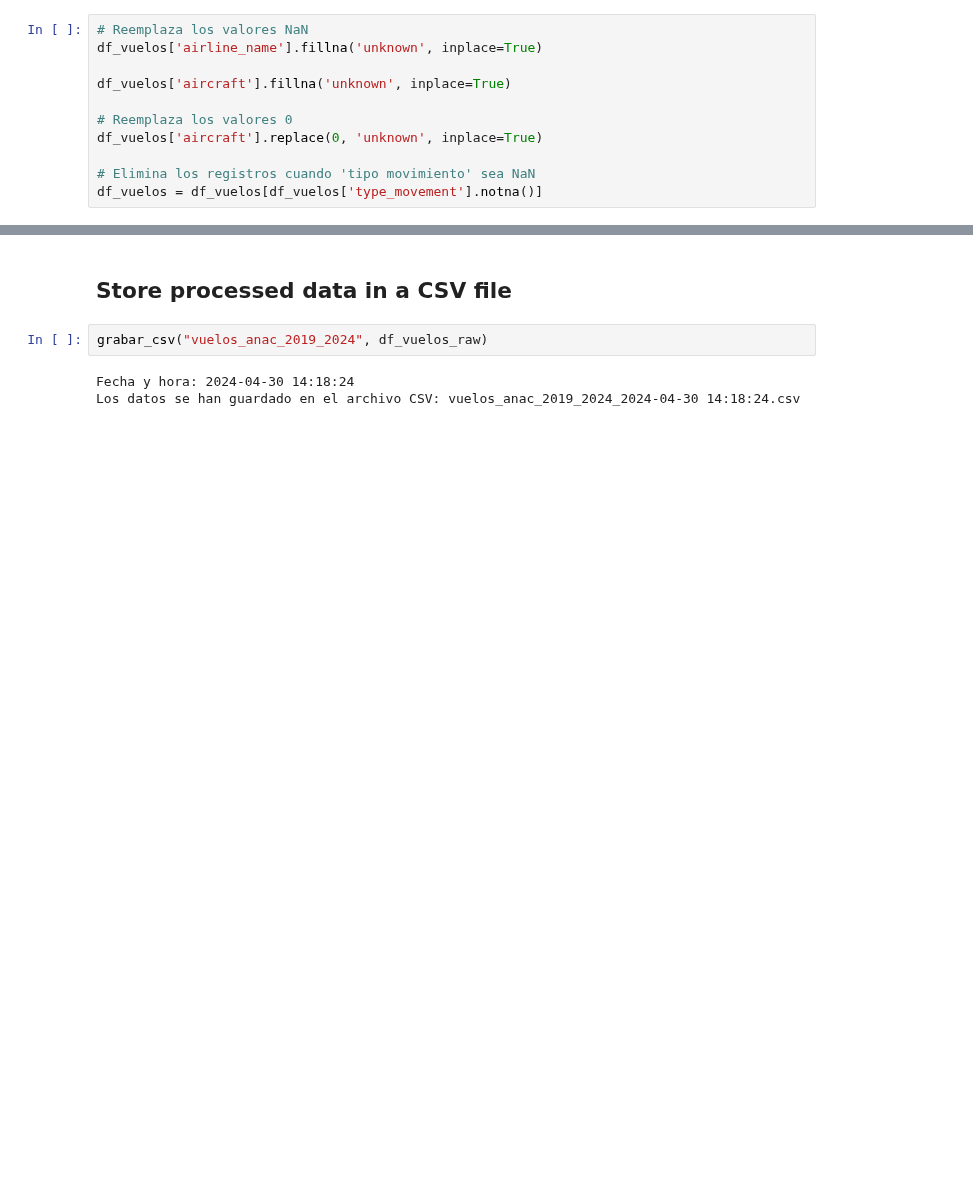
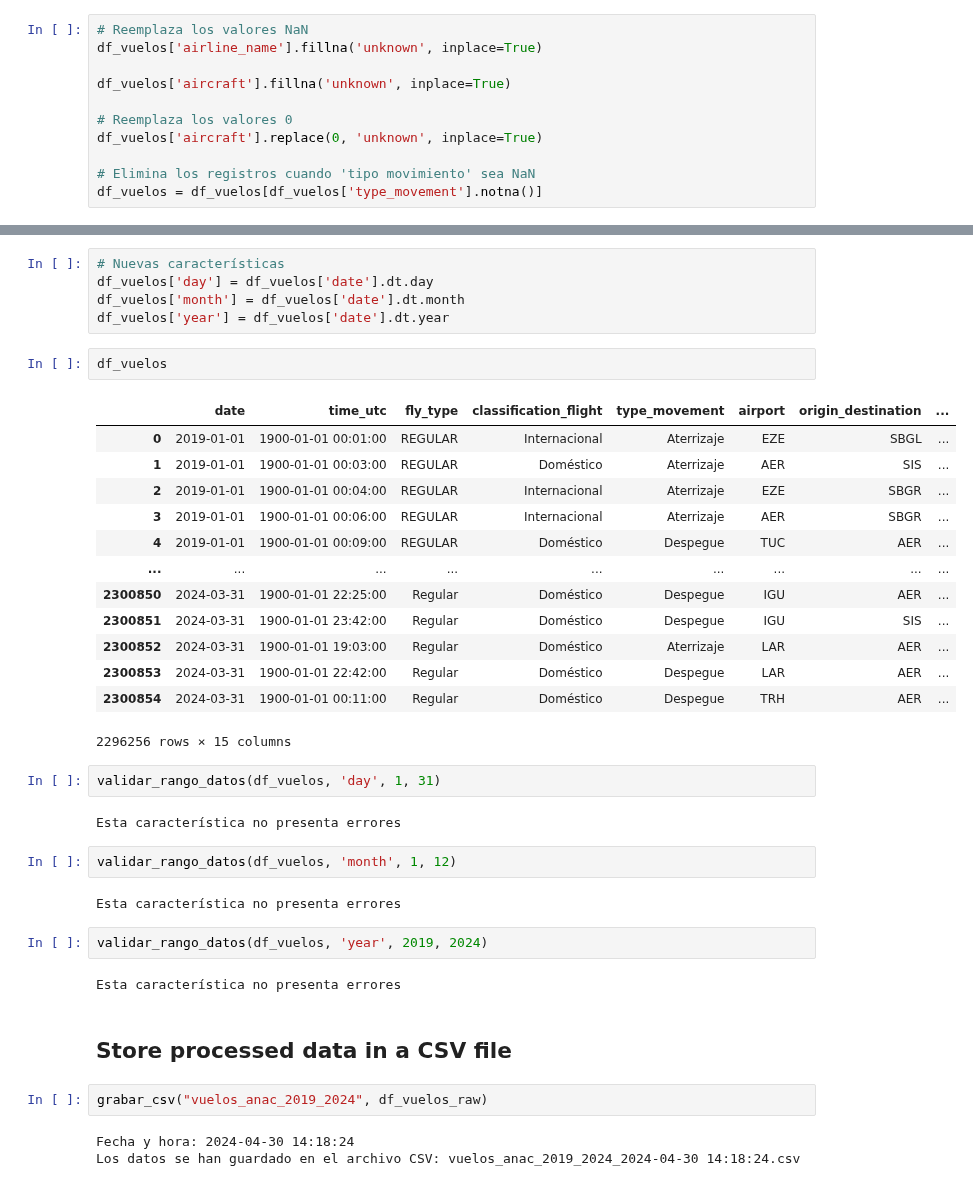
Before and after one commit to omanofx/portfolio, a Jupyter notebook: vuelos_anac/vuelos_anac_arg.ipynb, the cells around one changed output, grey strips where cells are left out. Saved outputs shown, nothing was run; the diff lists cells and outputs as text; blank space fills up the shorter version.

```diff
--- a/vuelos_anac/vuelos_anac_arg.ipynb
+++ b/vuelos_anac/vuelos_anac_arg.ipynb
@@ -537,3 +605,36 @@ analizar_dataframe(df_vuelos, 100)
+# %%
+# Nuevas características
+df_vuelos['day'] = df_vuelos['date'].dt.day
+df_vuelos['month'] = df_vuelos['date'].dt.month
+df_vuelos['year'] = df_vuelos['date'].dt.year
+# %%
+df_vuelos
+# %% [output]
+|  | date | time_utc | fly_type | classification_flight | type_movement | airport | origin_destination | ... |
+| 0 | 2019-01-01 | 1900-01-01 00:01:00 | REGULAR | Internacional | Aterrizaje | EZE | SBGL | ... |
+| 1 | 2019-01-01 | 1900-01-01 00:03:00 | REGULAR | Doméstico | Aterrizaje | AER | SIS | ... |
+| 2 | 2019-01-01 | 1900-01-01 00:04:00 | REGULAR | Internacional | Aterrizaje | EZE | SBGR | ... |
+| 3 | 2019-01-01 | 1900-01-01 00:06:00 | REGULAR | Internacional | Aterrizaje | AER | SBGR | ... |
+| 4 | 2019-01-01 | 1900-01-01 00:09:00 | REGULAR | Doméstico | Despegue | TUC | AER | ... |
+| ... | ... | ... | ... | ... | ... | ... | ... | ... |
+| 2300850 | 2024-03-31 | 1900-01-01 22:25:00 | Regular | Doméstico | Despegue | IGU | AER | ... |
+| 2300851 | 2024-03-31 | 1900-01-01 23:42:00 | Regular | Doméstico | Despegue | IGU | SIS | ... |
+| 2300852 | 2024-03-31 | 1900-01-01 19:03:00 | Regular | Doméstico | Aterrizaje | LAR | AER | ... |
+| 2300853 | 2024-03-31 | 1900-01-01 22:42:00 | Regular | Doméstico | Despegue | LAR | AER | ... |
+| 2300854 | 2024-03-31 | 1900-01-01 00:11:00 | Regular | Doméstico | Despegue | TRH | AER | ... |
+2296256 rows × 15 columns
+# %%
+validar_rango_datos(df_vuelos, 'day', 1, 31)
+# %% [output]
+Esta característica no presenta errores
+# %%
+validar_rango_datos(df_vuelos, 'month', 1, 12)
+# %% [output]
+Esta característica no presenta errores
+# %%
+validar_rango_datos(df_vuelos, 'year', 2019, 2024)
+# %% [output]
+Esta característica no presenta errores
 # %% [markdown]
 ## Store processed data in a CSV file
 # %%
```
Also changed, not shown: parts of 19 cells of this notebook.
